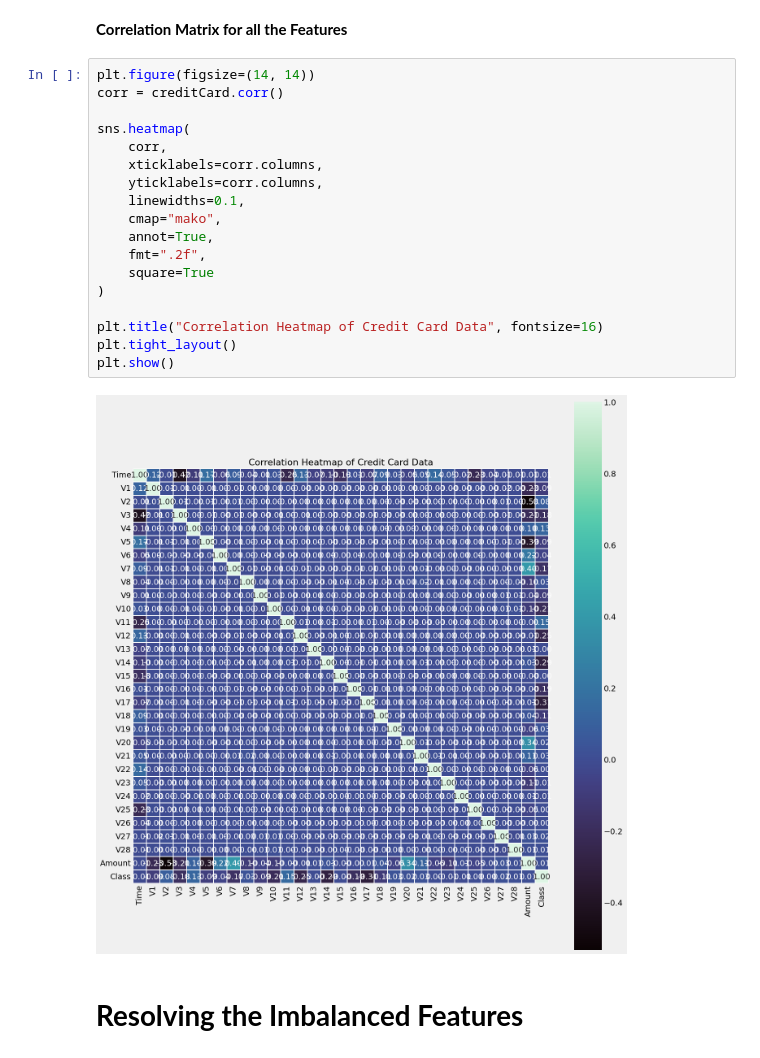
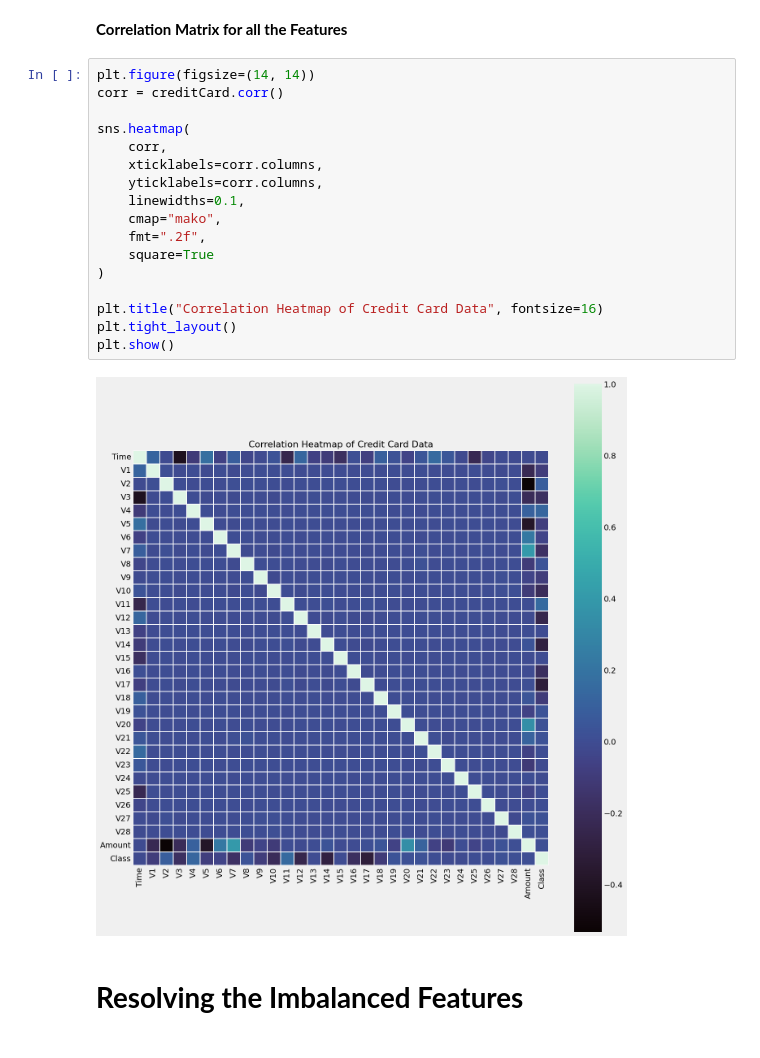
Before and after one commit to ZiadMAlsawy/ML_Project, a Jupyter notebook: Task_2.ipynb, the cells around one changed output. Cells and saved outputs as stored; diff of their text form.

```diff
--- a/Task_2.ipynb
+++ b/Task_2.ipynb
@@ -249,23 +249,22 @@ plt.show()
 # %%
 plt.figure(figsize=(14, 14))
 corr = creditCard.corr()
 
 sns.heatmap(
     corr,
     xticklabels=corr.columns,
     yticklabels=corr.columns,
     linewidths=0.1,
     cmap="mako",
-    annot=True,
     fmt=".2f",
     square=True
 )
 
 plt.title("Correlation Heatmap of Credit Card Data", fontsize=16)
 plt.tight_layout()
 plt.show()
 # %% [output]
-[figure, old version]
+[figure, new version]
 # %% [markdown]
 # **Resolving the Imbalanced Features**
 # %% [markdown]
```
Also changed, not shown: parts of 12 cells of this notebook.
